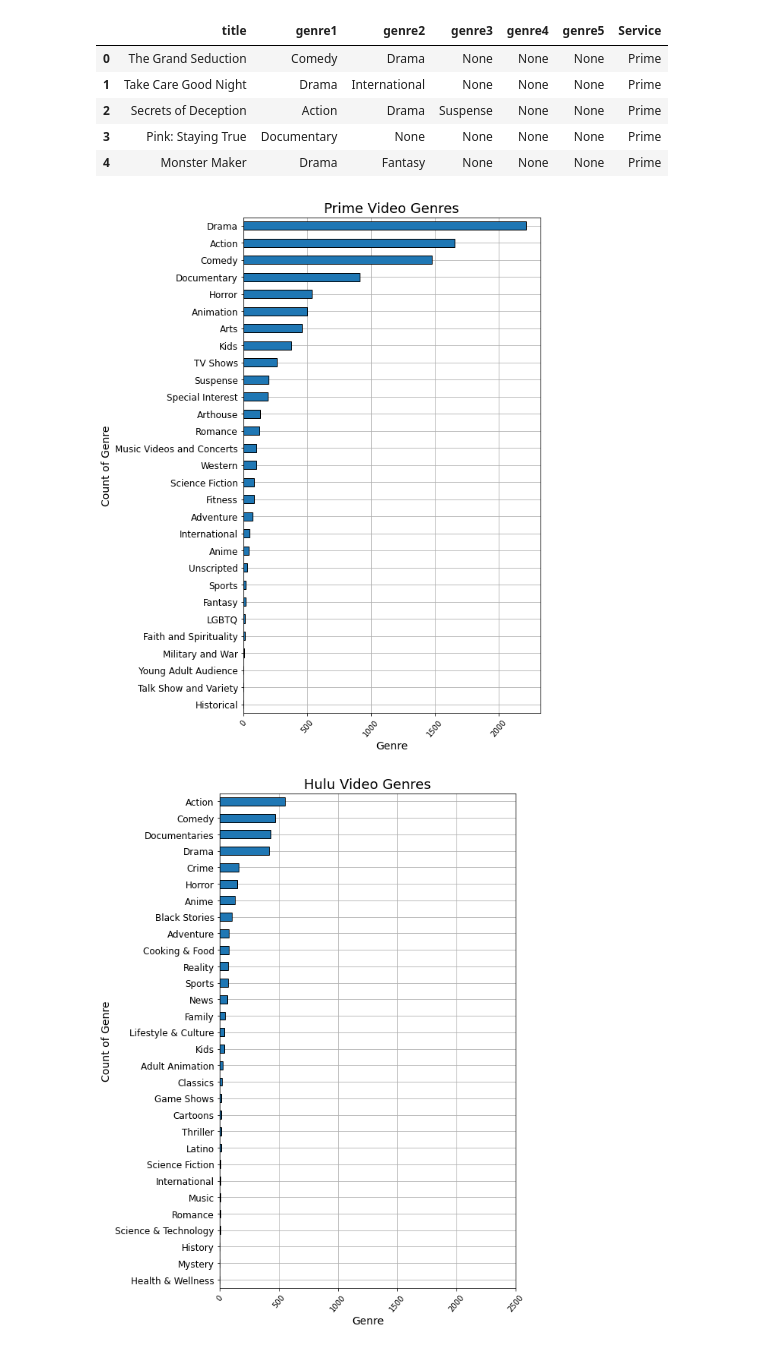
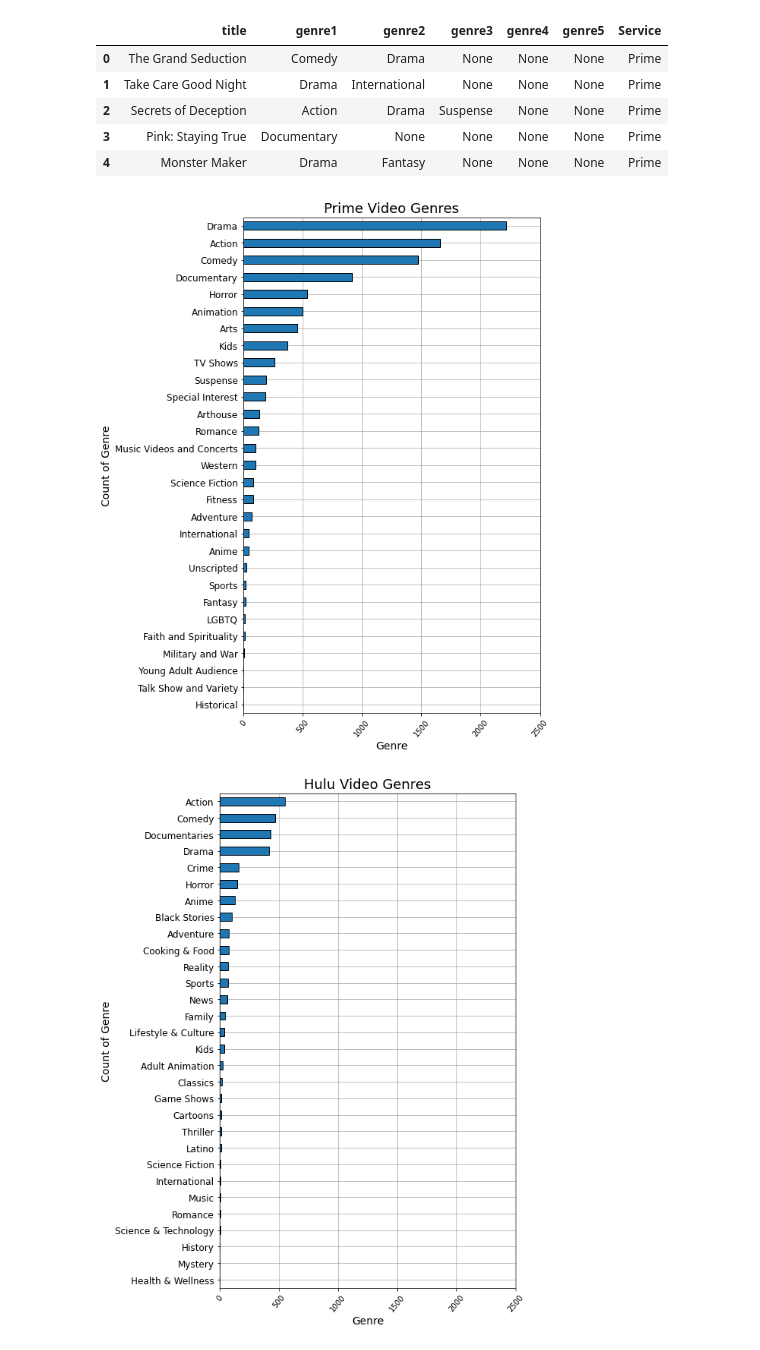
Before and after one commit to kkidw/ETL-Project, a Jupyter notebook: Untitled1.ipynb, the cells around one changed output. Cells and saved outputs as stored; diff of their text form; code cells hidden in the pictures.

```diff
--- a/Untitled1.ipynb
+++ b/Untitled1.ipynb
@@ -113,16 +113,16 @@ prime_df_new.head()
 # %%
 prime_genres = prime_df_new.genre1.value_counts(ascending=True)
 prime_genres.plot(kind = "barh",zorder=5,grid=True,legend=False,edgecolor="black", figsize=(7,12))
 plt.xticks(size=10, rotation=50)
 plt.yticks(size=12)
 plt.ylabel("Count of Genre", size=14)
 plt.xlabel("Genre", size=14)
 plt.title("Prime Video Genres", size=18)
-# axes = plt.gca()
-# axes.set_xlim([0,2500])
-plt.savefig("genres/prime_genres.jpg")
+axes = plt.gca()
+axes.set_xlim([0,2500])
+plt.savefig("genres/prime_genres.jpg", bbox_inches='tight')
 # %% [output]
-[figure, old version]
+[figure, new version]
 # %%
 hulu_genres = hulu_df_new.genre1.value_counts(ascending=True)
 hulu_genres.plot(kind = "barh",zorder=5,grid=True,legend=False,edgecolor="black", figsize=(7,12))
```
Also changed, not shown: parts of 13 cells of this notebook, 14 other files.
